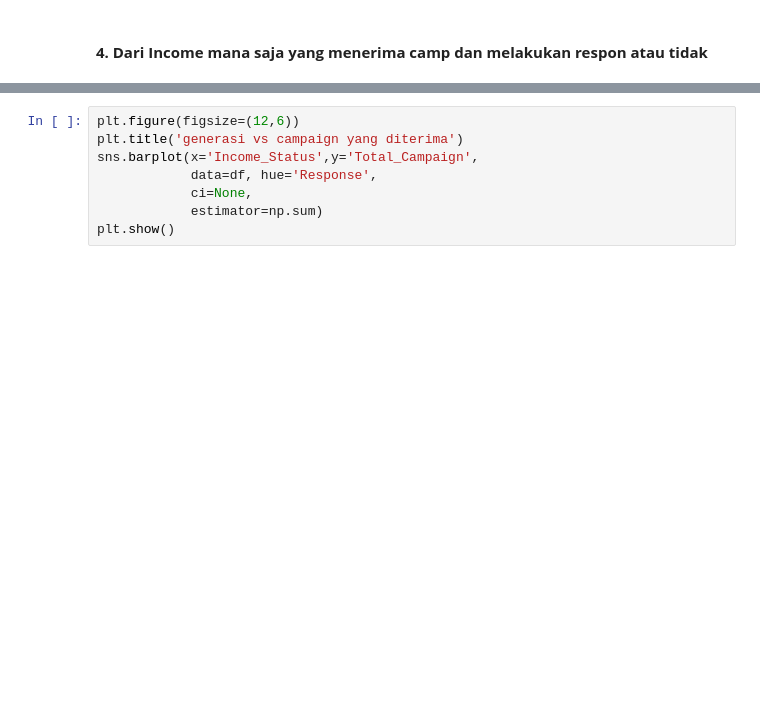
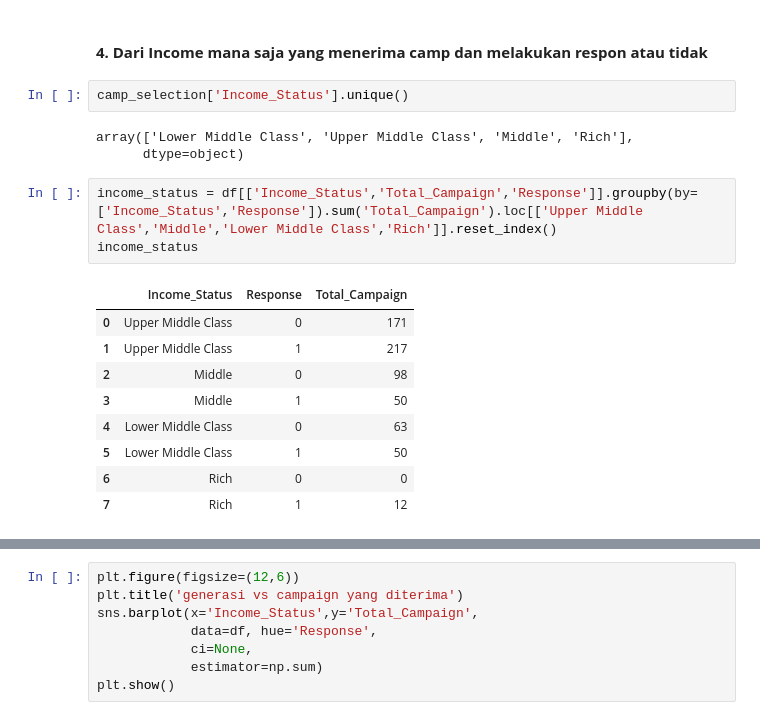
Before and after one commit to hrydwntr/supermarket_customer_analysis, a Jupyter notebook: visualisasi.ipynb, the cells around one changed output, grey strips where cells are left out. Drawn from its saved outputs; the diff is of its cells as text; blank space fills up the shorter version.

```diff
--- a/visualisasi.ipynb
+++ b/visualisasi.ipynb
@@ -614,3 +609,21 @@ dengan orang lain.
 <p>Yang sudah kita tahu bahwa untuk persebaran data angka customer yang paling banyak ada di angka yang sudah memiliki pasangan entah itu secara resmi dan hanya tinggal bersama maka dari itu, kita untuk rekomendasi berikutnya kita perlu memastikan bahwa campg yang diterima yaitu seseorang yang sesuai dengan idnya bukan orang lain tapi anggota keluarganya.<p>
 # %% [markdown]
 #### **4. Dari Income mana saja yang menerima camp dan melakukan respon atau tidak**
+# %%
+camp_selection['Income_Status'].unique()
+# %% [output]
+array(['Lower Middle Class', 'Upper Middle Class', 'Middle', 'Rich'],
+      dtype=object)
+# %%
+income_status = df[['Income_Status','Total_Campaign','Response']].groupby(by=['Income_Status','Response']).sum('Total_Campaign').loc[['Upper Middle Class','Middle','Lower Middle Class','Rich']].reset_index()
+income_status
+# %% [output]
+|  | Income_Status | Response | Total_Campaign |
+| 0 | Upper Middle Class | 0 | 171 |
+| 1 | Upper Middle Class | 1 | 217 |
+| 2 | Middle | 0 | 98 |
+| 3 | Middle | 1 | 50 |
+| 4 | Lower Middle Class | 0 | 63 |
+| 5 | Lower Middle Class | 1 | 50 |
+| 6 | Rich | 0 | 0 |
+| 7 | Rich | 1 | 12 |
```
Also changed, not shown: parts of 2 cells of this notebook.
